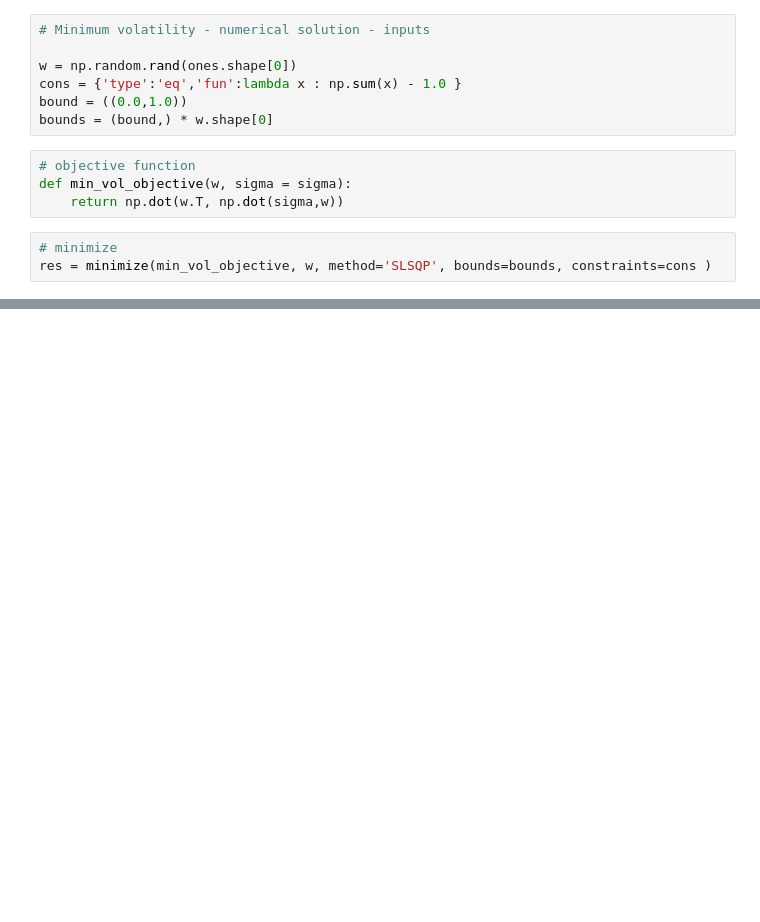
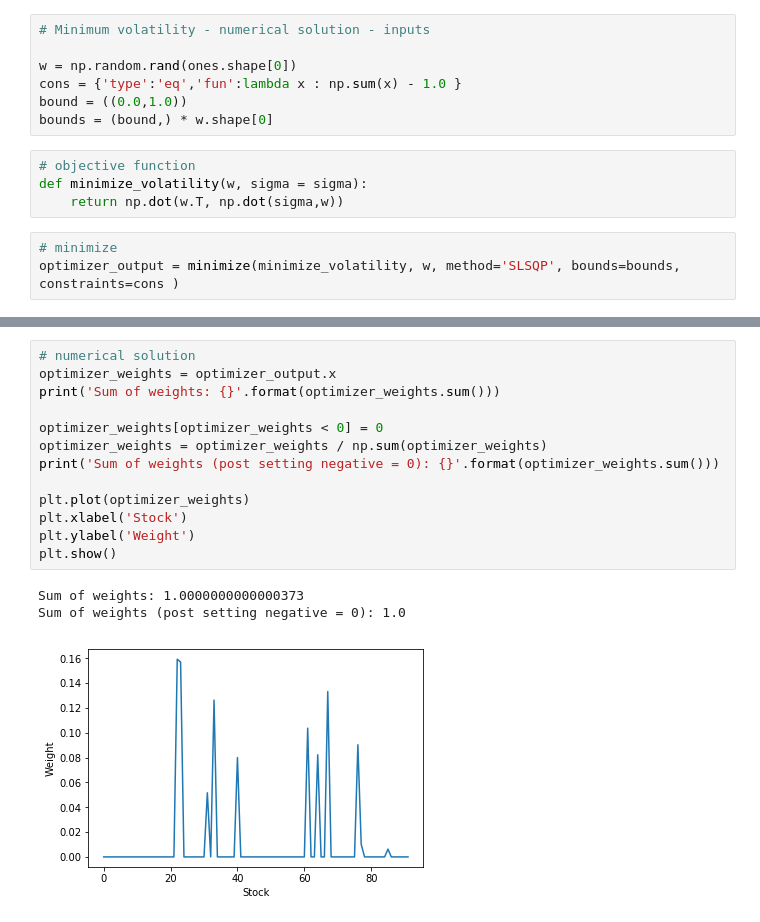
Before and after one commit to iamljon/Portfolio, a Jupyter notebook: lib/Minimum Variance Portfolio.ipynb, the cells around one changed output, grey strips where cells are left out. Saved outputs shown, nothing was run; the diff lists cells and outputs as text; blank space fills up the shorter version.

```diff
--- a/lib/Minimum Variance Portfolio.ipynb
+++ b/lib/Minimum Variance Portfolio.ipynb
@@ -159,10 +173,10 @@ bound = ((0.0,1.0))
 bounds = (bound,) * w.shape[0]
 # %%
 # objective function
-def min_vol_objective(w, sigma = sigma):
+def minimize_volatility(w, sigma = sigma):
     return np.dot(w.T, np.dot(sigma,w))
 # %%
 # minimize
-res = minimize(min_vol_objective, w, method='SLSQP', bounds=bounds, constraints=cons )
+optimizer_output = minimize(minimize_volatility, w, method='SLSQP', bounds=bounds, constraints=cons )
 # %%
 # verification
@@ -182,3 +196,20 @@ print('Shape of w vector: {}'.format(w.shape[0]))
 # %% [output]
 Count of Positive weights: 92
 Shape of w vector: 92
+# %%
+# numerical solution
+optimizer_weights = optimizer_output.x
+print('Sum of weights: {}'.format(optimizer_weights.sum()))
+
+optimizer_weights[optimizer_weights < 0] = 0
+optimizer_weights = optimizer_weights / np.sum(optimizer_weights)
+print('Sum of weights (post setting negative = 0): {}'.format(optimizer_weights.sum()))
+
+plt.plot(optimizer_weights)
+plt.xlabel('Stock')
+plt.ylabel('Weight')
+plt.show()
+# %% [output]
+Sum of weights: 1.0000000000000373
+Sum of weights (post setting negative = 0): 1.0
+[figure, added]
```
Also changed, not shown: parts of 5 cells of this notebook, 1 other file.
